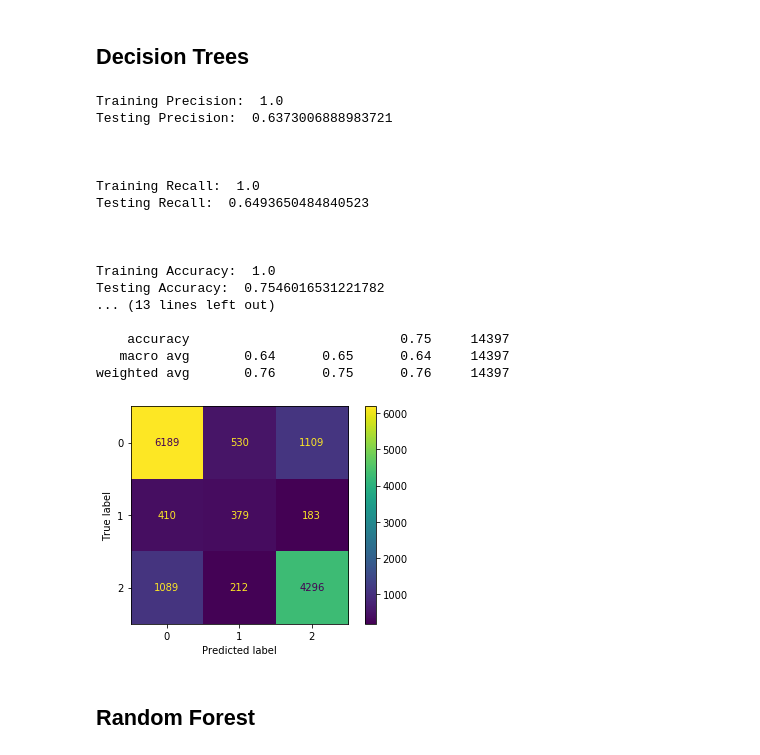
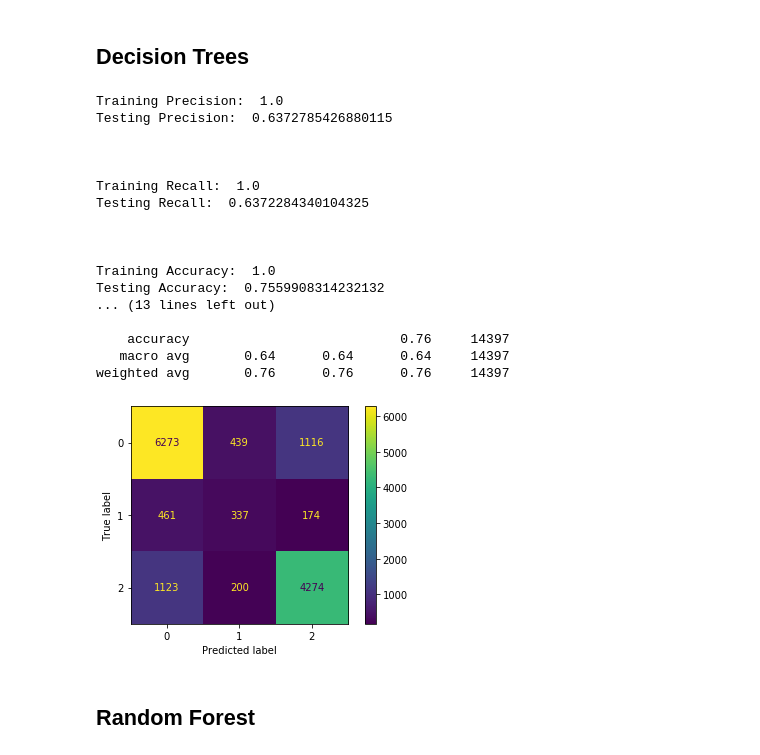
Before and after one commit to stevenkyle2013/Water-Well-Classifier, a Jupyter notebook: Main-Notebook.ipynb, the cells around one changed output. Saved outputs shown, nothing was run; the diff lists cells and outputs as text; code cells hidden in the pictures.

```diff
--- a/Main-Notebook.ipynb
+++ b/Main-Notebook.ipynb
@@ -1388,11 +1388,11 @@ weighted avg       0.46      0.34      0.38     14397
 # %%
 # Need to min max scale data before using
 scaler = MinMaxScaler()
-X_train_scaled_smoted = scaler.fit_transform(X_train_smoted,y_train_smoted)
+X_train_scaled = scaler.fit_transform(X_train,y_train)
 X_test_scaled = scaler.transform(X_test)
 # %%
 logreg = LogisticRegression(fit_intercept=False, solver='saga')
-logreg.fit(X_train_scaled_smoted,y_train_smoted)
+logreg.fit(X_train_scaled,y_train)
 # %% [output]
 LogisticRegression(fit_intercept=False, solver='saga')
 # %%
@@ -1422,12 +1422,12 @@ weighted avg       0.76      0.67      0.70     14397
 #Need to standard scaler dataset
 StdScaler = StandardScaler()
 
-X_train_stdScaled_smoted = StdScaler.fit_transform(X_train_smoted)
+X_train_stdScaled = StdScaler.fit_transform(X_train)
 X_test_stdScaled = StdScaler.transform(X_test)
 # %%
 #Modeling
 KNN_model = KNeighborsClassifier()
-KNN_model.fit(X_train_stdScaled_smoted,y_train_smoted)
+KNN_model.fit(X_train_stdScaled,y_train)
 # %% [output]
 KNeighborsClassifier()
 # %%
@@ -1443,27 +1460,27 @@ Evaluating model is taking too long, come back and try again later.
 # %%
 Tree_model = DecisionTreeClassifier(criterion='entropy')
 
-Tree_model.fit(X_train_smoted,y_train_smoted)
-eval_model(Tree_model,X_train_smoted,y_train_smoted,X_test,y_test)
+Tree_model.fit(X_train,y_train)
+eval_model(Tree_model,X_train,y_train,X_test,y_test)
 # %% [output]
 Training Precision:  1.0
-Testing Precision:  0.6373006888983721
+Testing Precision:  0.6372785426880115
 
 
 
 Training Recall:  1.0
-Testing Recall:  0.6493650484840523
+Testing Recall:  0.6372284340104325
 
 
 
 Training Accuracy:  1.0
-Testing Accuracy:  0.7546016531221782
+Testing Accuracy:  0.7559908314232132
 ... (13 lines left out)
 
-    accuracy                           0.75     14397
-   macro avg       0.64      0.65      0.64     14397
-weighted avg       0.76      0.75      0.76     14397
+    accuracy                           0.76     14397
+   macro avg       0.64      0.64      0.64     14397
+weighted avg       0.76      0.76      0.76     14397
-[figure, old version]
+[figure, new version]
 # %% [markdown]
 ## Random Forest
 # %%
```
Also changed, not shown: parts of 63 cells of this notebook, 11 other files.
